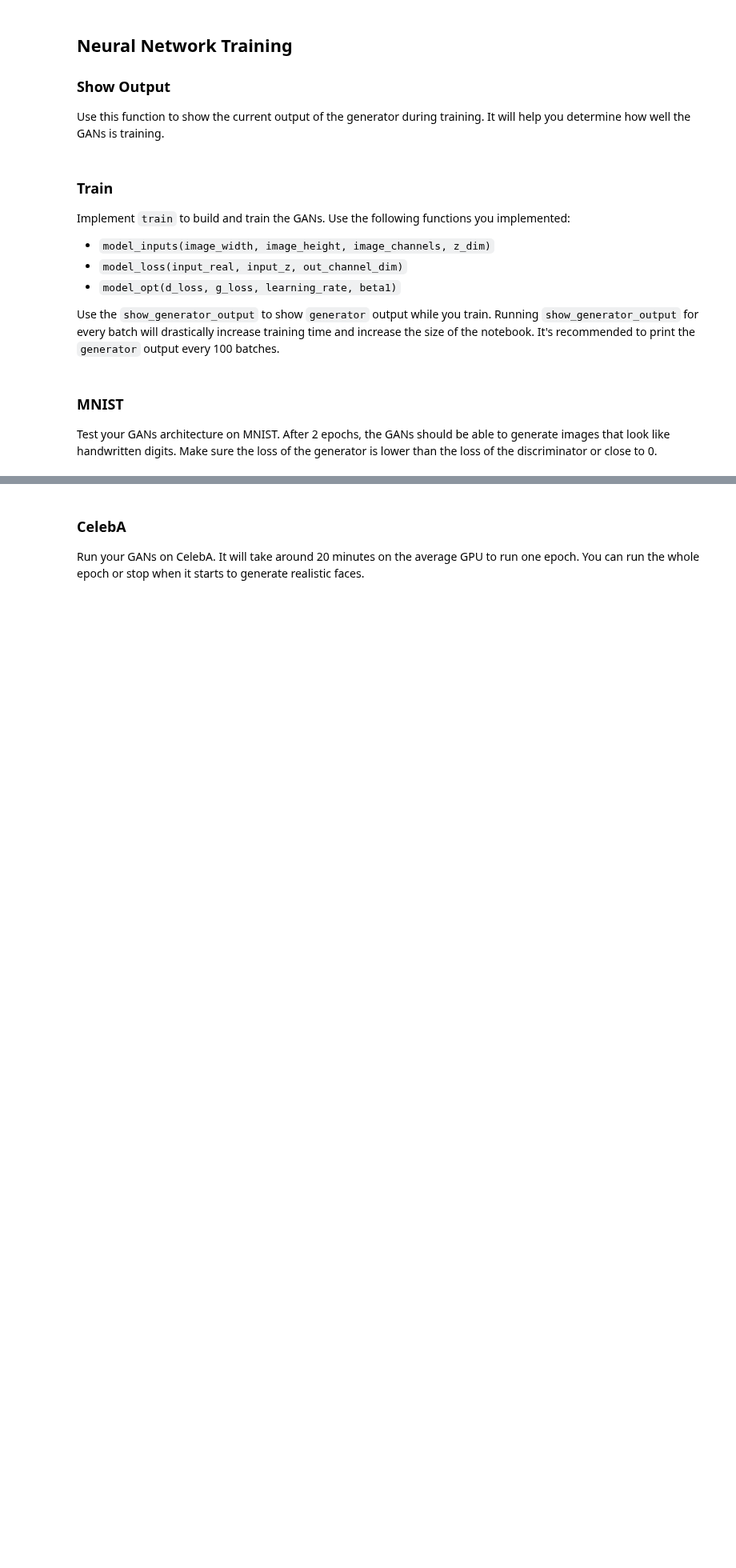
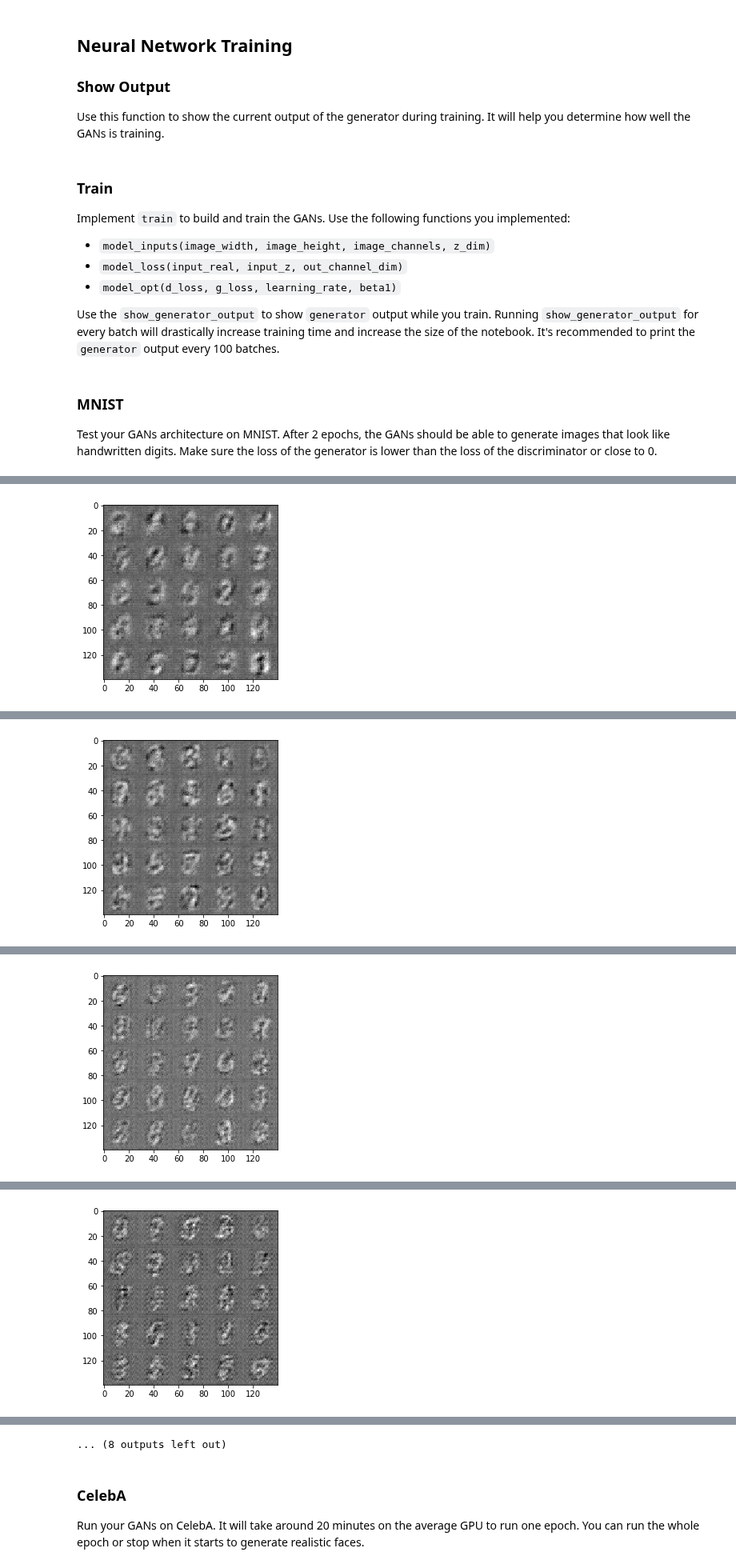
Before and after one commit to mmakowski/udacity-deeplearning, a Jupyter notebook: projects/05-face-generation/dlnd_face_generation.ipynb, the cells around one changed output, grey strips where cells are left out. Shown at 80% size. Drawn from its saved outputs; the diff is of its cells as text; code cells hidden in the pictures; blank space fills up the shorter version.

```diff
--- a/projects/05-face-generation/dlnd_face_generation.ipynb
+++ b/projects/05-face-generation/dlnd_face_generation.ipynb
@@ -252,10 +260,15 @@ def model_opt(d_loss, g_loss, learning_rate, beta1):
     :param beta1: The exponential decay rate for the 1st moment in the optimizer
     :return: A tuple of (discriminator training operation, generator training operation)
     """
-    # TODO: Implement Function
+    t_vars = tf.trainable_variables()
+    d_vars = [var for var in t_vars if var.name.startswith('discriminator')]
+    g_vars = [var for var in t_vars if var.name.startswith('generator')]
 
-    return None, None
+    # Optimize
+    d_train_opt = tf.train.AdamOptimizer(learning_rate, beta1=beta1).minimize(d_loss, var_list=d_vars)
+    g_train_opt = tf.train.AdamOptimizer(learning_rate, beta1=beta1).minimize(g_loss, var_list=g_vars)
 
+    return d_train_opt, g_train_opt
 
 """
 DON'T MODIFY ANYTHING IN THIS CELL THAT IS BELOW THIS LINE
@@ -312,22 +327,45 @@ def train(epoch_count, batch_size, z_dim, learning_rate, beta1, get_batches, dat
     :param data_shape: Shape of the data
     :param data_image_mode: The image mode to use for images ("RGB" or "L")
     """
-    # TODO: Build Model
+    [_, image_width, image_height, image_channels] = data_shape
+    input_real, input_z, _ = model_inputs(image_width, image_height, image_channels, z_dim)
+    d_loss, g_loss = model_loss(input_real, input_z, image_channels)
+    d_opt, g_opt = model_opt(d_loss, g_loss, learning_rate, beta1)
 
+    print_every = 10
+    show_every = 100
 
+    i = 0
     with tf.Session() as sess:
         sess.run(tf.global_variables_initializer())
         for epoch_i in range(epoch_count):
             for batch_images in get_batches(batch_size):
-                # TODO: Train Model
+                i += 1
+                batch_z = np.random.uniform(-1, 1, size=(batch_size, z_dim))
+
+                sess.run(d_opt, feed_dict={input_real: batch_images, input_z: batch_z})
+                sess.run(g_opt, feed_dict={input_z: batch_z})
+
+                report_images = batch_images
+                report_z = batch_z
+
+                if i % print_every == 0:
+                    train_loss_d = d_loss.eval({input_z: batch_z, input_real: batch_images})
+                    train_loss_g = g_loss.eval({input_z: batch_z})
+                    print("Epoch {}/{}\t".format(epoch_i+1, epoch_count),
+                          "Discriminator Loss: {:.4f}\t".format(train_loss_d),
+                          "Generator Loss: {:.4f}".format(train_loss_g))
+
+                if i % show_every == 0:
+                    show_generator_output(sess, 4, input_z, image_channels, data_image_mode)
 # %% [markdown]
 ### MNIST
 Test your GANs architecture on MNIST.  After 2 epochs, the GANs should be able to generate images that look like handwritten digits.  Make sure the loss of the generator is lower than the loss of the discriminator or close to 0.
 # %%
-batch_size = None
-z_dim = None
-learning_rate = None
-beta1 = None
+batch_size = 128
+z_dim = 100
+learning_rate = 0.0001
+beta1 = 0.5
 
 
 """
@@ -339,3 +377,4 @@ mnist_dataset = helper.Dataset('mnist', glob(os.path.join(data_dir, 'mnist/*.jpg
 with tf.Graph().as_default():
     train(epochs, batch_size, z_dim, learning_rate, beta1, mnist_dataset.get_batches,
           mnist_dataset.shape, mnist_dataset.image_mode)
+# %% [output]
@@ -341,0 +391 @@ with tf.Graph().as_default():
+[figure, added]
@@ -341,0 +402 @@ with tf.Graph().as_default():
+[figure, added]
@@ -341,0 +413 @@ with tf.Graph().as_default():
+[figure, added]
@@ -341,0 +424 @@ with tf.Graph().as_default():
+[figure, added]
@@ -342,3 +447,4 @@ with tf.Graph().as_default():
+... (8 outputs left out)
 # %% [markdown]
 ### CelebA
 Run your GANs on CelebA.  It will take around 20 minutes on the average GPU to run one epoch.  You can run the whole epoch or stop when it starts to generate realistic faces.
```
Also changed, not shown: parts of 6 cells of this notebook.
